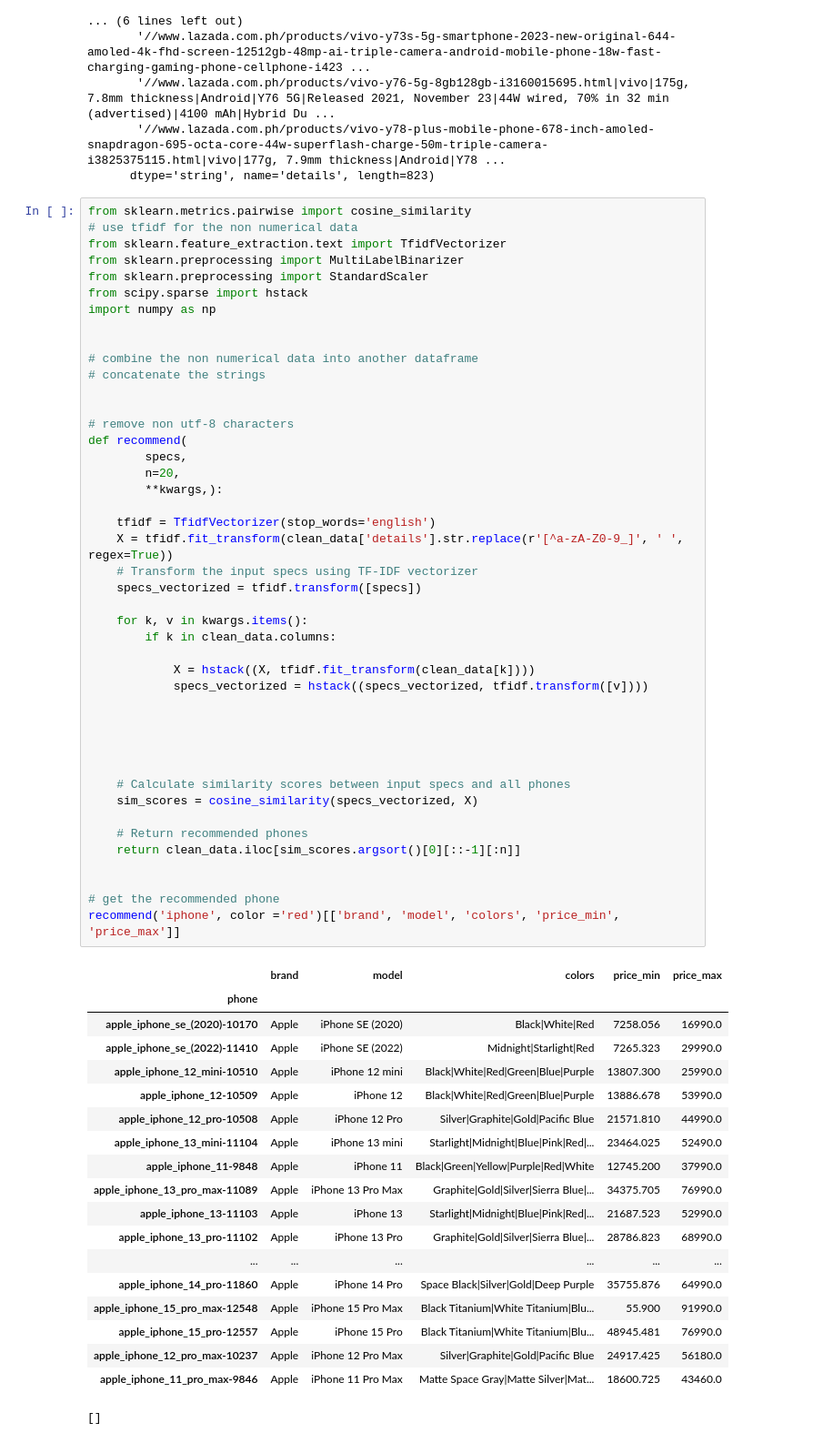
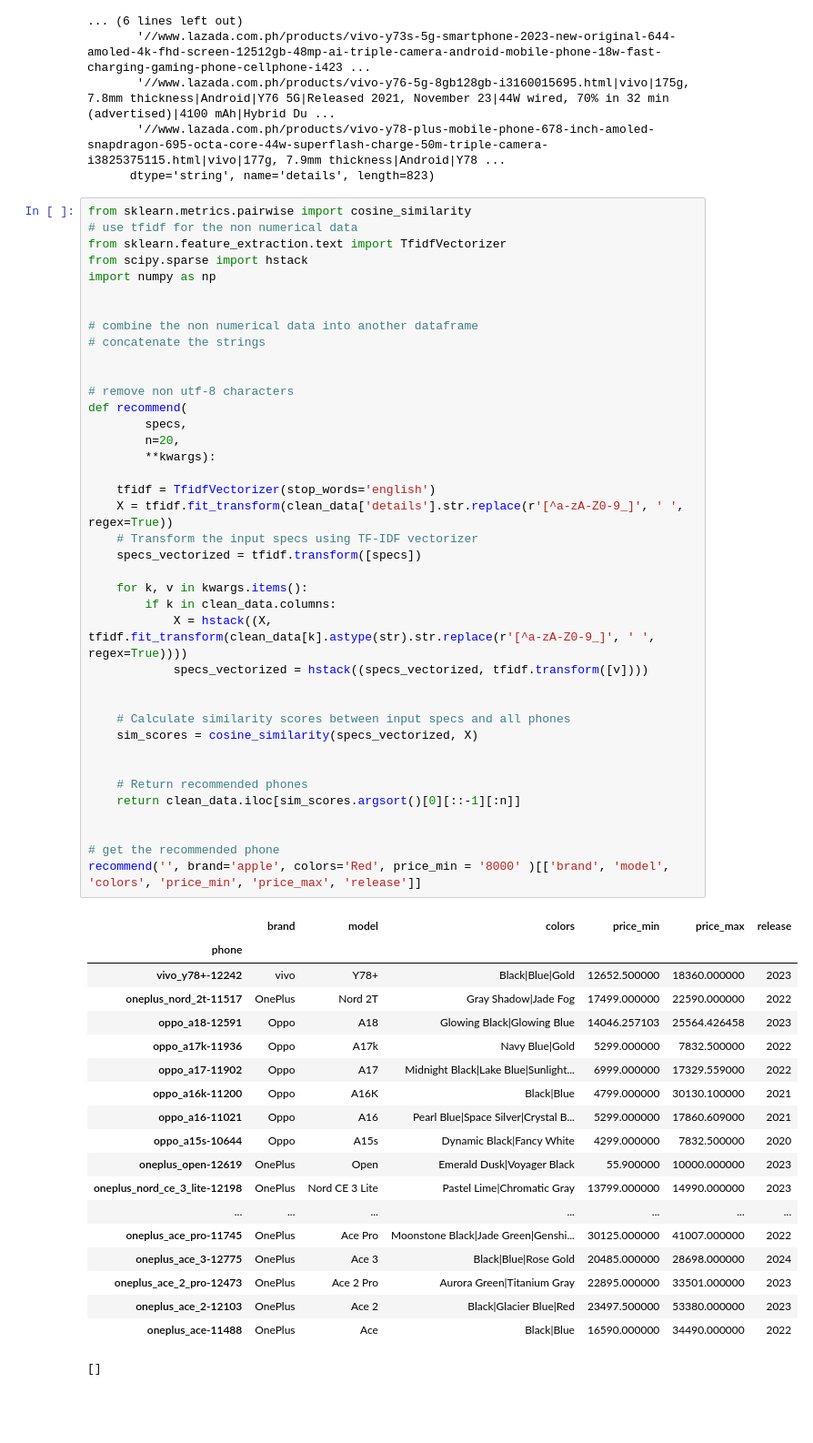
Before and after one commit to RenzVillegas24/GSMArena_Scraper, a Jupyter notebook: GSMArena_API.ipynb, the cells around one changed output. Shown at 91% size. Drawn from its saved outputs; the diff is of its cells as text; blank space fills up the shorter version.

```diff
--- a/GSMArena_API.ipynb
+++ b/GSMArena_API.ipynb
@@ -1431,65 +1431,60 @@ Index(['//www.lazada.com.ph/products/apple-iphone-11-late-2020-i1540574597.html|
 from sklearn.metrics.pairwise import cosine_similarity
 # use tfidf for the non numerical data
 from sklearn.feature_extraction.text import TfidfVectorizer
-from sklearn.preprocessing import MultiLabelBinarizer
-from sklearn.preprocessing import StandardScaler
 from scipy.sparse import hstack
 import numpy as np
 
 
 # combine the non numerical data into another dataframe
 # concatenate the strings
 
 
 # remove non utf-8 characters
 def recommend(
         specs,
         n=20,
-        **kwargs,):
+        **kwargs):
 
     tfidf = TfidfVectorizer(stop_words='english')
     X = tfidf.fit_transform(clean_data['details'].str.replace(r'[^a-zA-Z0-9_]', ' ', regex=True))
     # Transform the input specs using TF-IDF vectorizer
     specs_vectorized = tfidf.transform([specs])
 
     for k, v in kwargs.items():
         if k in clean_data.columns:
-
-            X = hstack((X, tfidf.fit_transform(clean_data[k])))
+            X = hstack((X, tfidf.fit_transform(clean_data[k].astype(str).str.replace(r'[^a-zA-Z0-9_]', ' ', regex=True))))
             specs_vectorized = hstack((specs_vectorized, tfidf.transform([v])))
-
-
-
 
 
     # Calculate similarity scores between input specs and all phones
     sim_scores = cosine_similarity(specs_vectorized, X)
+
 
     # Return recommended phones
     return clean_data.iloc[sim_scores.argsort()[0][::-1][:n]]
 
 
 # get the recommended phone
-recommend('iphone', color ='red')[['brand', 'model', 'colors', 'price_min', 'price_max']]
+recommend('', brand='apple', colors='Red', price_min = '8000' )[['brand', 'model', 'colors', 'price_min', 'price_max', 'release']]
 # %% [output]
-|  | brand | model | colors | price_min | price_max |
-| phone |  |  |  |  |  |
-| apple_iphone_se_(2020)-10170 | Apple | iPhone SE (2020) | Black|White|Red | 7258.056 | 16990.0 |
-| apple_iphone_se_(2022)-11410 | Apple | iPhone SE (2022) | Midnight|Starlight|Red | 7265.323 | 29990.0 |
-| apple_iphone_12_mini-10510 | Apple | iPhone 12 mini | Black|White|Red|Green|Blue|Purple | 13807.300 | 25990.0 |
-| apple_iphone_12-10509 | Apple | iPhone 12 | Black|White|Red|Green|Blue|Purple | 13886.678 | 53990.0 |
-| apple_iphone_12_pro-10508 | Apple | iPhone 12 Pro | Silver|Graphite|Gold|Pacific Blue | 21571.810 | 44990.0 |
-| apple_iphone_13_mini-11104 | Apple | iPhone 13 mini | Starlight|Midnight|Blue|Pink|Red|... | 23464.025 | 52490.0 |
-| apple_iphone_11-9848 | Apple | iPhone 11 | Black|Green|Yellow|Purple|Red|White | 12745.200 | 37990.0 |
-| apple_iphone_13_pro_max-11089 | Apple | iPhone 13 Pro Max | Graphite|Gold|Silver|Sierra Blue|... | 34375.705 | 76990.0 |
-| apple_iphone_13-11103 | Apple | iPhone 13 | Starlight|Midnight|Blue|Pink|Red|... | 21687.523 | 52990.0 |
-| apple_iphone_13_pro-11102 | Apple | iPhone 13 Pro | Graphite|Gold|Silver|Sierra Blue|... | 28786.823 | 68990.0 |
-| ... | ... | ... | ... | ... | ... |
-| apple_iphone_14_pro-11860 | Apple | iPhone 14 Pro | Space Black|Silver|Gold|Deep Purple | 35755.876 | 64990.0 |
-| apple_iphone_15_pro_max-12548 | Apple | iPhone 15 Pro Max | Black Titanium|White Titanium|Blu... | 55.900 | 91990.0 |
-| apple_iphone_15_pro-12557 | Apple | iPhone 15 Pro | Black Titanium|White Titanium|Blu... | 48945.481 | 76990.0 |
-| apple_iphone_12_pro_max-10237 | Apple | iPhone 12 Pro Max | Silver|Graphite|Gold|Pacific Blue | 24917.425 | 56180.0 |
-| apple_iphone_11_pro_max-9846 | Apple | iPhone 11 Pro Max | Matte Space Gray|Matte Silver|Mat... | 18600.725 | 43460.0 |
+|  | brand | model | colors | price_min | price_max | release |
+| phone |  |  |  |  |  |  |
+| vivo_y78+-12242 | vivo | Y78+ | Black|Blue|Gold | 12652.500000 | 18360.000000 | 2023 |
+| oneplus_nord_2t-11517 | OnePlus | Nord 2T | Gray Shadow|Jade Fog | 17499.000000 | 22590.000000 | 2022 |
+| oppo_a18-12591 | Oppo | A18 | Glowing Black|Glowing Blue | 14046.257103 | 25564.426458 | 2023 |
+| oppo_a17k-11936 | Oppo | A17k | Navy Blue|Gold | 5299.000000 | 7832.500000 | 2022 |
+| oppo_a17-11902 | Oppo | A17 | Midnight Black|Lake Blue|Sunlight... | 6999.000000 | 17329.559000 | 2022 |
+| oppo_a16k-11200 | Oppo | A16K | Black|Blue | 4799.000000 | 30130.100000 | 2021 |
+| oppo_a16-11021 | Oppo | A16 | Pearl Blue|Space Silver|Crystal B... | 5299.000000 | 17860.609000 | 2021 |
+| oppo_a15s-10644 | Oppo | A15s | Dynamic Black|Fancy White | 4299.000000 | 7832.500000 | 2020 |
+| oneplus_open-12619 | OnePlus | Open | Emerald Dusk|Voyager Black | 55.900000 | 10000.000000 | 2023 |
+| oneplus_nord_ce_3_lite-12198 | OnePlus | Nord CE 3 Lite | Pastel Lime|Chromatic Gray | 13799.000000 | 14990.000000 | 2023 |
+| ... | ... | ... | ... | ... | ... | ... |
+| oneplus_ace_pro-11745 | OnePlus | Ace Pro | Moonstone Black|Jade Green|Genshi... | 30125.000000 | 41007.000000 | 2022 |
+| oneplus_ace_3-12775 | OnePlus | Ace 3 | Black|Blue|Rose Gold | 20485.000000 | 28698.000000 | 2024 |
+| oneplus_ace_2_pro-12473 | OnePlus | Ace 2 Pro | Aurora Green|Titanium Gray | 22895.000000 | 33501.000000 | 2023 |
+| oneplus_ace_2-12103 | OnePlus | Ace 2 | Black|Glacier Blue|Red | 23497.500000 | 53380.000000 | 2023 |
+| oneplus_ace-11488 | OnePlus | Ace | Black|Blue | 16590.000000 | 34490.000000 | 2022 |
 # %%
 # %% [output]
 []
```
